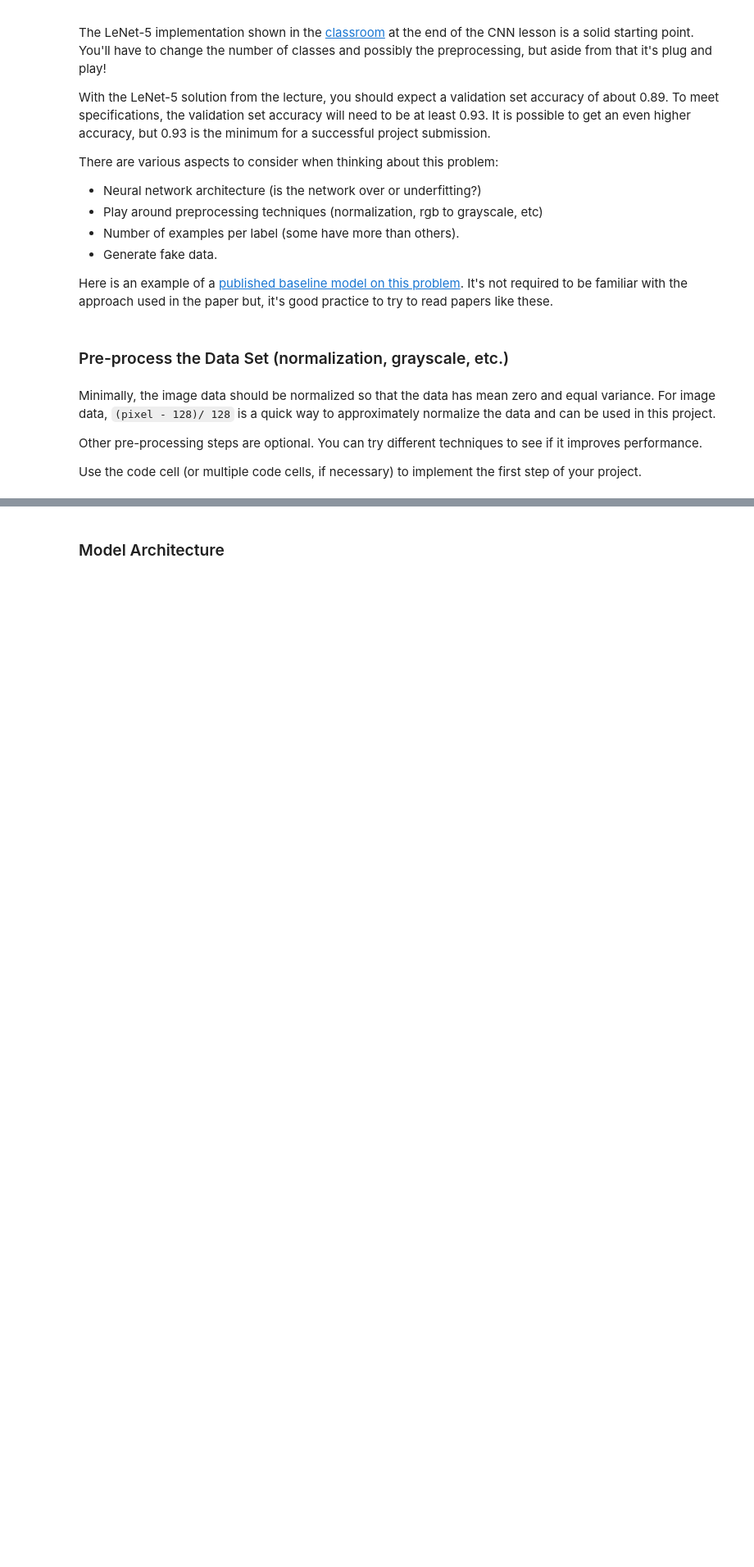
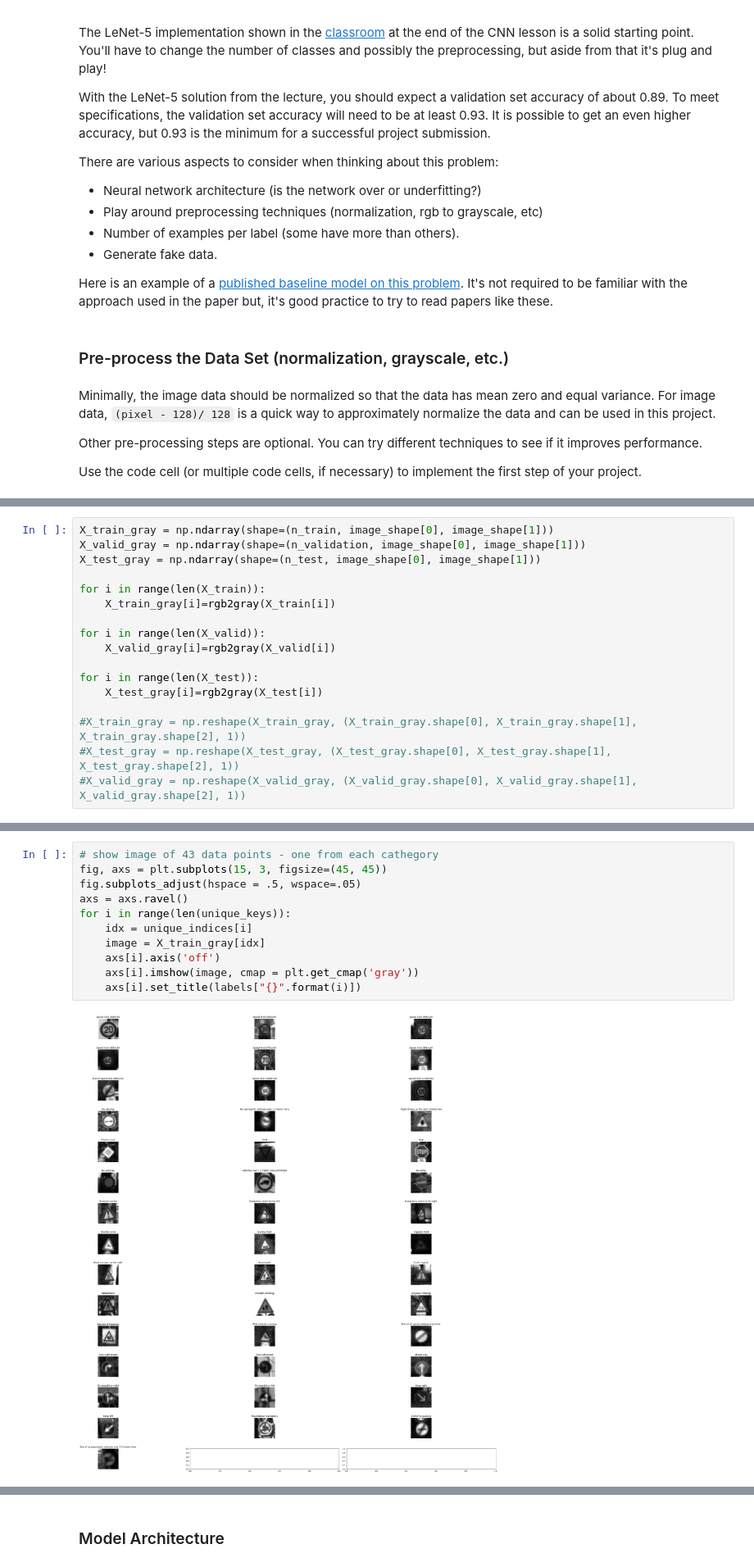
Before and after one commit to rbiegacz/Udacity-CarND, a Jupyter notebook: CarND-Traffic-Sign-Classifier-Project-master/Traffic_Sign_Classifier.ipynb, the cells around one changed output, grey strips where cells are left out. Shown at 82% size. Cells and saved outputs as stored; diff of their text form; blank space fills up the shorter version.

```diff
--- a/CarND-Traffic-Sign-Classifier-Project-master/Traffic_Sign_Classifier.ipynb
+++ b/CarND-Traffic-Sign-Classifier-Project-master/Traffic_Sign_Classifier.ipynb
@@ -133,0 +202,17 @@ Use the code cell (or multiple code cells, if necessary) to implement the first
+# %%
+X_train_gray = np.ndarray(shape=(n_train, image_shape[0], image_shape[1]))
+X_valid_gray = np.ndarray(shape=(n_validation, image_shape[0], image_shape[1]))
+X_test_gray = np.ndarray(shape=(n_test, image_shape[0], image_shape[1]))
+
+for i in range(len(X_train)):
+    X_train_gray[i]=rgb2gray(X_train[i])
+
+for i in range(len(X_valid)):
+    X_valid_gray[i]=rgb2gray(X_valid[i])
+
+for i in range(len(X_test)):
+    X_test_gray[i]=rgb2gray(X_test[i])
+
+#X_train_gray = np.reshape(X_train_gray, (X_train_gray.shape[0], X_train_gray.shape[1], X_train_gray.shape[2], 1))
+#X_test_gray = np.reshape(X_test_gray, (X_test_gray.shape[0], X_test_gray.shape[1], X_test_gray.shape[2], 1))
+#X_valid_gray = np.reshape(X_valid_gray, (X_valid_gray.shape[0], X_valid_gray.shape[1], X_valid_gray.shape[2], 1))
@@ -133,0 +224,13 @@ Use the code cell (or multiple code cells, if necessary) to implement the first
+# %%
+# show image of 43 data points - one from each cathegory
+fig, axs = plt.subplots(15, 3, figsize=(45, 45))
+fig.subplots_adjust(hspace = .5, wspace=.05)
+axs = axs.ravel()
+for i in range(len(unique_keys)):
+    idx = unique_indices[i]
+    image = X_train_gray[idx]
+    axs[i].axis('off')
+    axs[i].imshow(image, cmap = plt.get_cmap('gray'))
+    axs[i].set_title(labels["{}".format(i)])
+# %% [output]
+[figure, added]
```
Also changed, not shown: parts of 24 cells of this notebook, 6 other files.
